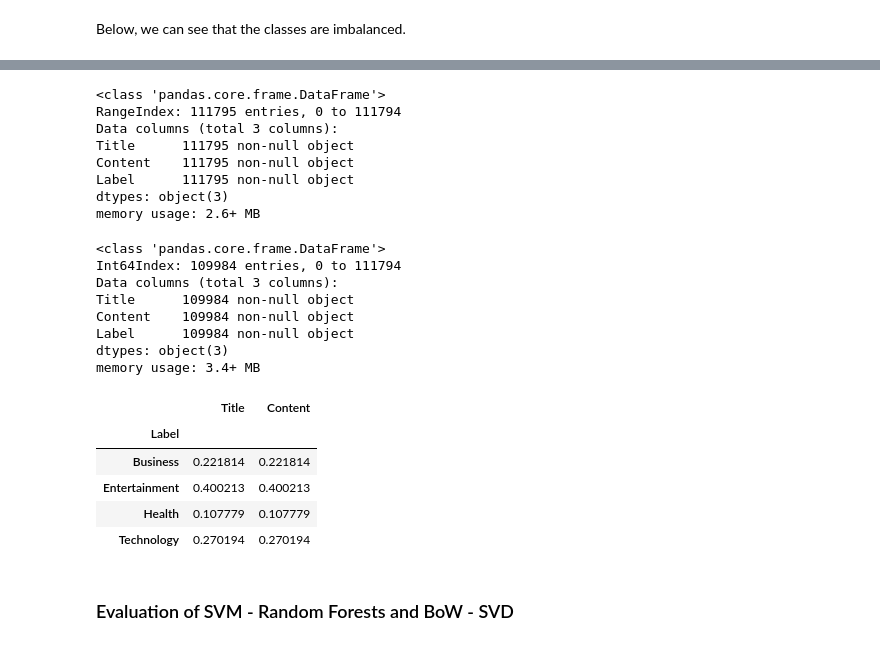
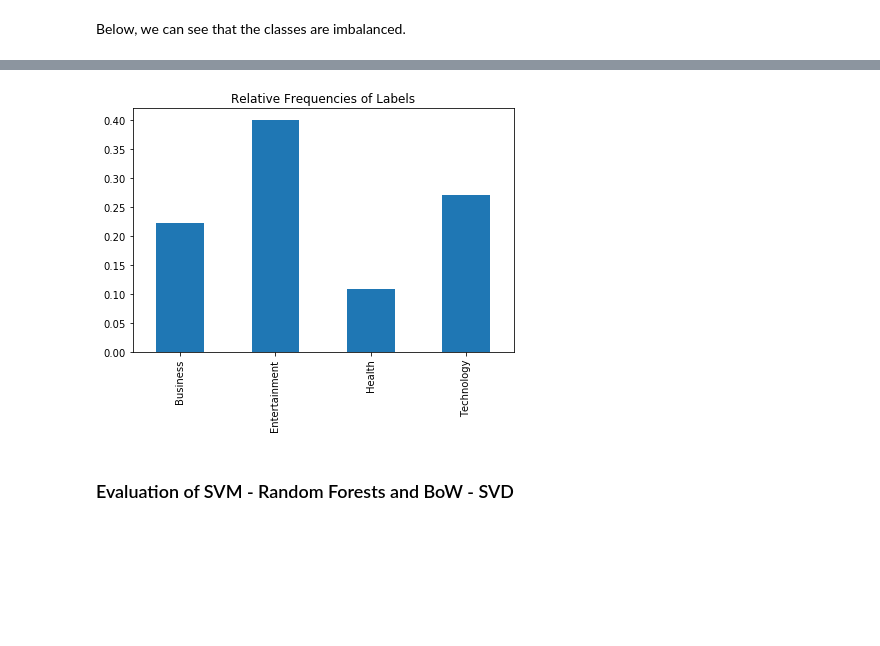
Before and after one commit to ippokratoys/big-data-analytics, a Jupyter notebook: question_1.ipynb, the cells around one changed output, grey strips where cells are left out. Cells and saved outputs as stored; diff of their text form; code cells hidden in the pictures; blank space fills up the shorter version.

```diff
--- a/question_1.ipynb
+++ b/question_1.ipynb
@@ -59,0 +112,5 @@ for label in labels:
+# %%
+# Relative frequency of labels
+
+rel_freq = df.groupby('Label').Title.count() / len(df)
+print(rel_freq)
@@ -68,11 +125,0 @@ plt.show()
-# %%
-df.info()
-# %% [output]
-<class 'pandas.core.frame.DataFrame'>
-RangeIndex: 111795 entries, 0 to 111794
-Data columns (total 3 columns):
-Title      111795 non-null object
-Content    111795 non-null object
-Label      111795 non-null object
-dtypes: object(3)
-memory usage: 2.6+ MB
@@ -83,25 +126,13 @@ df.drop_duplicates(subset = 'Content', keep = 'last', inplace = True)
-# %%
-df.info()
-# %% [output]
-<class 'pandas.core.frame.DataFrame'>
-Int64Index: 109984 entries, 0 to 111794
-Data columns (total 3 columns):
-Title      109984 non-null object
-Content    109984 non-null object
-Label      109984 non-null object
-dtypes: object(3)
-memory usage: 3.4+ MB
-# %%
-# Relative frequency of labels
-
-df.groupby('Label').count() / len(df)
-# %% [output]
-|  | Title | Content |
-| Label |  |  |
-| Business | 0.221814 | 0.221814 |
-| Entertainment | 0.400213 | 0.400213 |
-| Health | 0.107779 | 0.107779 |
-| Technology | 0.270194 | 0.270194 |
+# %%
+fig, ax = plt.subplots(figsize=(6, 5))
+rel_freq.plot.bar(ax=ax)
+ax.set_title('Relative Frequencies of Labels')
+ax.set_xlabel('')
+fig.tight_layout()
+plt.savefig('label_freq.png')
+plt.show()
+# %% [output]
+[figure, added]
 # %%
 def get_metrics(y_true, y_pred, metrics):
     metrics[0] += accuracy_score(y_true, y_pred)
```
Also changed, not shown: parts of 32 cells of this notebook, 1 other file.
